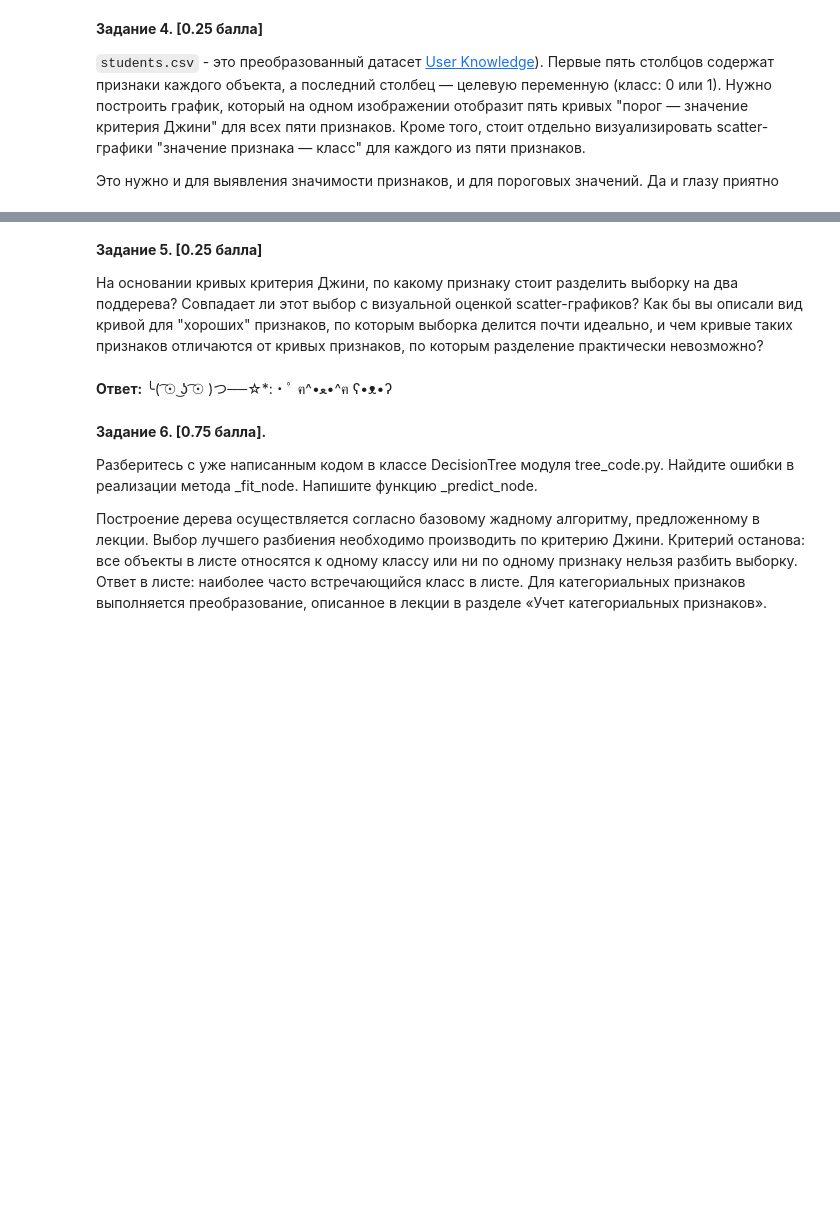
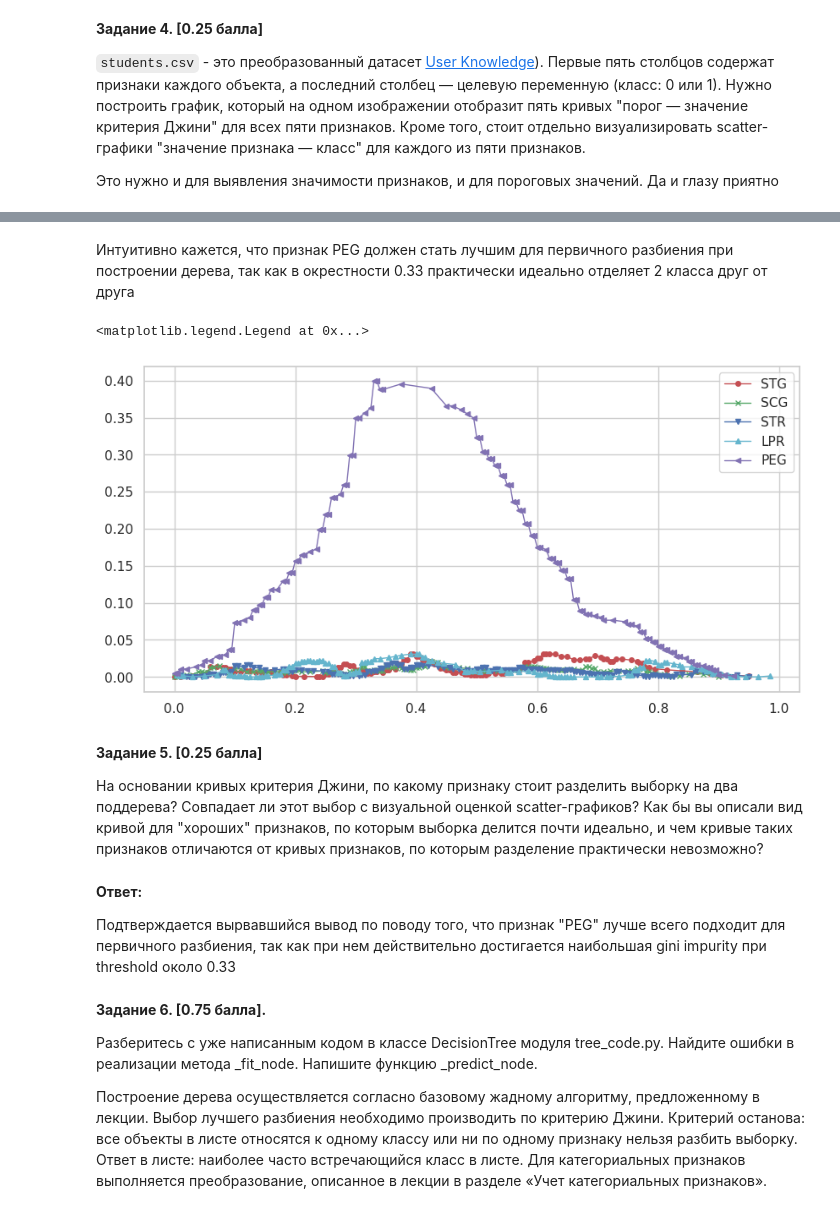
Before and after one commit to MrRozum/mai_ml_lab06_trees, a Jupyter notebook: ML MAI & SBER. Decision Trees LAB6.ipynb, the cells around one changed output, grey strips where cells are left out. Drawn from its saved outputs; the diff is of its cells as text; code cells hidden in the pictures; blank space fills up the shorter version.

```diff
--- a/ML MAI & SBER. Decision Trees LAB6.ipynb
+++ b/ML MAI & SBER. Decision Trees LAB6.ipynb
@@ -234,9 +258,34 @@ __Задание 4. [0.25 балла]__
+# %% [markdown]
+Интуитивно кажется, что признак PEG должен стать лучшим для первичного разбиения при построении дерева, так как в окрестности 0.33 практически идеально отделяет 2 класса друг от друга
+# %%
+# test custom custom split finder...
+# split_data = {}
+plt.figure(figsize=(10, 5))
+markers  = ['o', 'x', 'v', '^', '<', '>', 'd']
+colors = ['r',  'g',  'b', 'c', 'm',  'y',  'k']
+for i, ft in enumerate(stud.columns[:-1]):
+    unique_thresholds, ginis, _, _ = find_best_split(feature_vector=stud.iloc[:, i].values,
+                                                     target_vector=stud.iloc[:, -1].values)
+    # split_data[ft]  =  {
+    #     'ginis':  ginis,
+    #     'thresholds':  unique_thresholds
+    # }
+
+    plt.plot(unique_thresholds, ginis,
+                marker=markers[i], linewidth=1,
+                markersize=4,  color=colors[i], label=ft)
+plt.legend()
+# %% [output]
+<matplotlib.legend.Legend at 0x...>
+[figure, added]
 # %% [markdown]
 __Задание 5. [0.25 балла]__
 
 На основании кривых критерия Джини, по какому признаку стоит разделить выборку на два поддерева? Совпадает ли этот выбор с визуальной оценкой scatter-графиков? Как бы вы описали вид кривой для "хороших" признаков, по которым выборка делится почти идеально, и чем кривые таких признаков отличаются от кривых признаков, по которым разделение практически невозможно?
-# %% [markdown]
-**Ответ:** ╰( ͡☉ ͜ʖ ͡☉ )つ──☆*:・ﾟ   ฅ^•ﻌ•^ฅ   ʕ•ᴥ•ʔ
+# %% [markdown]
+**Ответ:**
+
+Подтверждается вырвавшийся вывод по поводу того, что признак "PEG" лучше всего подходит для первичного разбиения, так как при нем действительно достигается наибольшая gini impurity при threshold около 0.33
 # %% [markdown]
 __Задание 6. [0.75 балла].__
 
```
Also changed, not shown: parts of 5 cells of this notebook, 1 other file.
